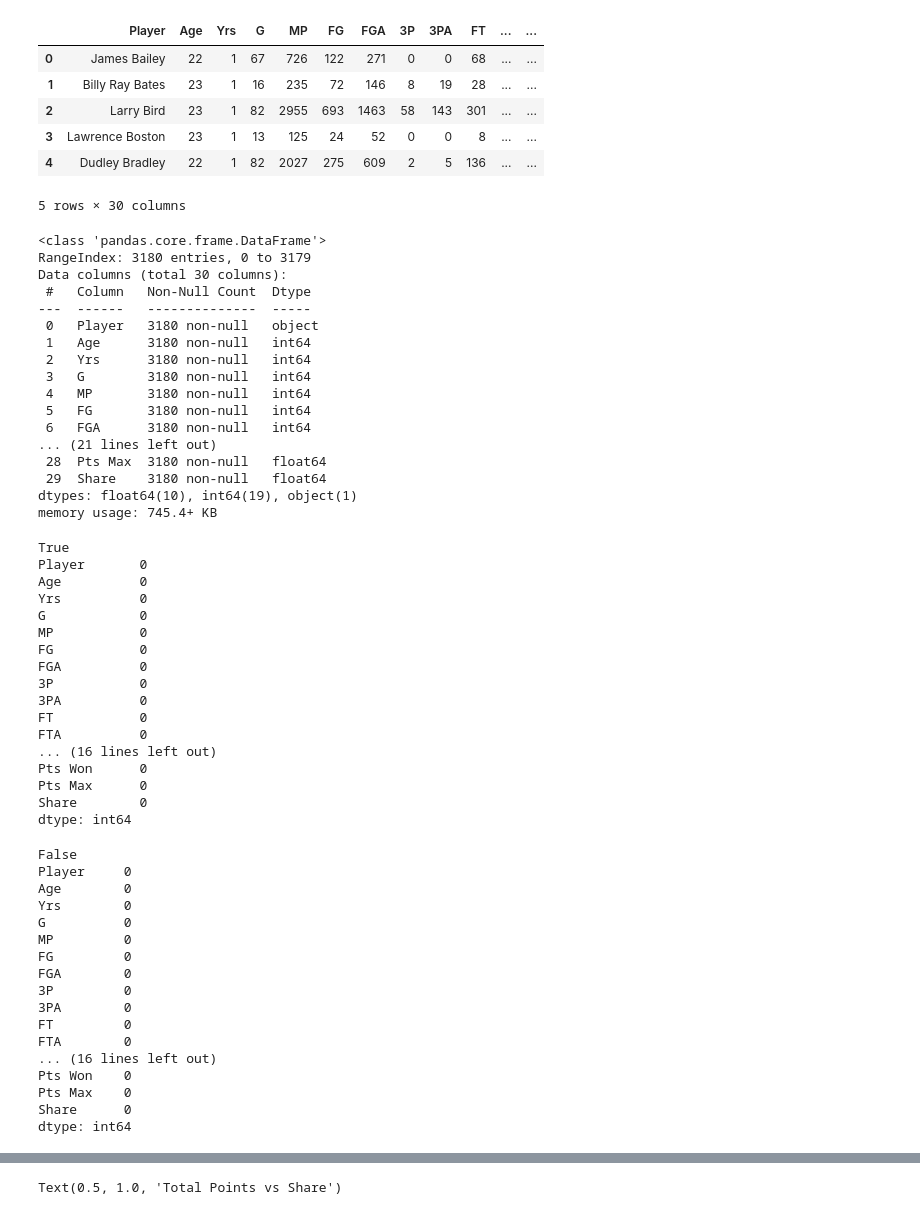
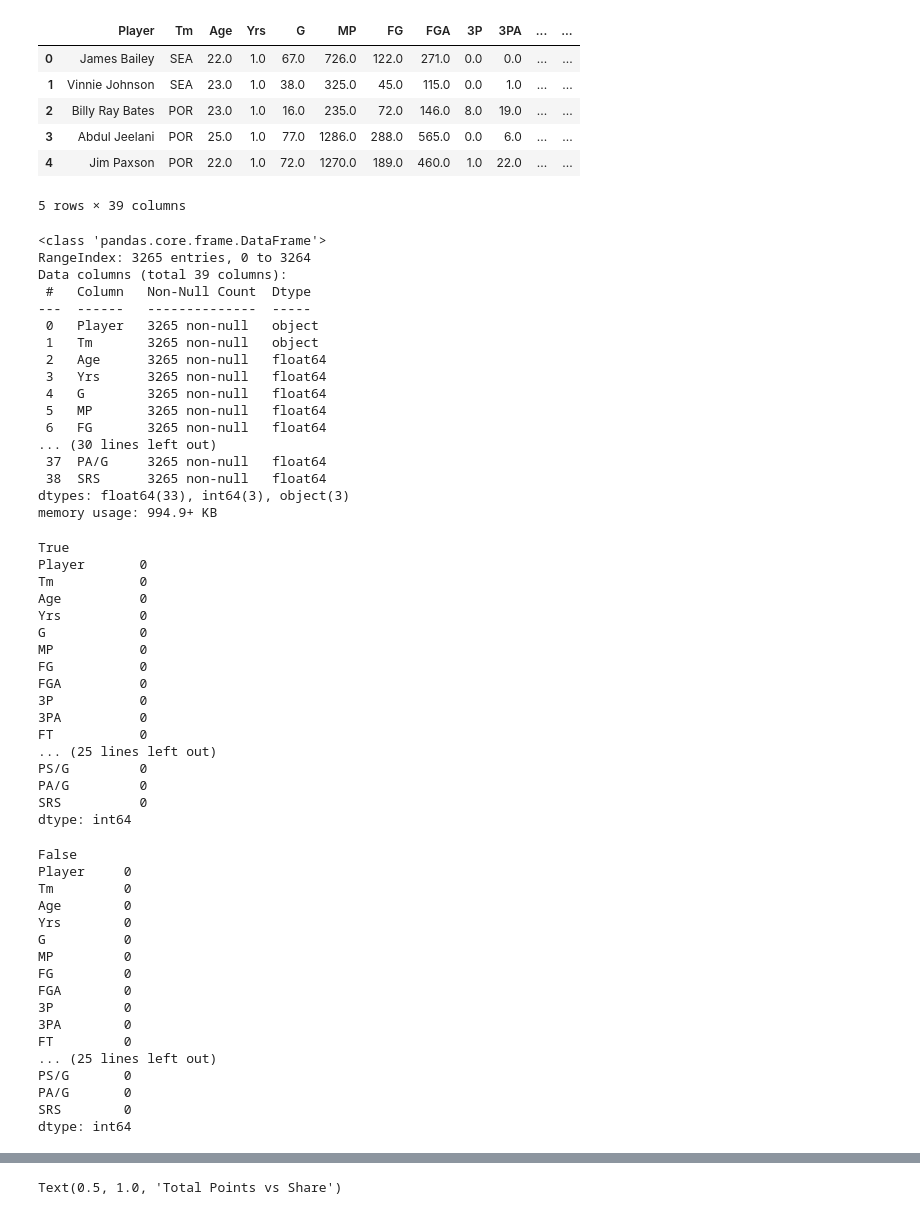
Before and after one commit to kelanwu17/predicting-roty, a Jupyter notebook: main.ipynb, the cells around one changed output, grey strips where cells are left out. Cells and saved outputs as stored; diff of their text form; code cells hidden in the pictures.

```diff
--- a/main.ipynb
+++ b/main.ipynb
@@ -4,43 +4,44 @@ import seaborn as sns
 import matplotlib.pyplot as plt
 import numpy as np
 # %%
-df = pd.read_csv('total_rookies.csv')
+df = pd.read_csv('total_rookies_stats.csv')
 df = df.drop(columns=['Unnamed: 0'])
 df.head()
 # %% [output]
-|  | Player | Age | Yrs | G | MP | FG | FGA | 3P | 3PA | FT | ... | ... |
-| 0 | James Bailey | 22 | 1 | 67 | 726 | 122 | 271 | 0 | 0 | 68 | ... | ... |
-| 1 | Billy Ray Bates | 23 | 1 | 16 | 235 | 72 | 146 | 8 | 19 | 28 | ... | ... |
-| 2 | Larry Bird | 23 | 1 | 82 | 2955 | 693 | 1463 | 58 | 143 | 301 | ... | ... |
-| 3 | Lawrence Boston | 23 | 1 | 13 | 125 | 24 | 52 | 0 | 0 | 8 | ... | ... |
-| 4 | Dudley Bradley | 22 | 1 | 82 | 2027 | 275 | 609 | 2 | 5 | 136 | ... | ... |
+|  | Player | Tm | Age | Yrs | G | MP | FG | FGA | 3P | 3PA | ... | ... |
+| 0 | James Bailey | SEA | 22.0 | 1.0 | 67.0 | 726.0 | 122.0 | 271.0 | 0.0 | 0.0 | ... | ... |
+| 1 | Vinnie Johnson | SEA | 23.0 | 1.0 | 38.0 | 325.0 | 45.0 | 115.0 | 0.0 | 1.0 | ... | ... |
+| 2 | Billy Ray Bates | POR | 23.0 | 1.0 | 16.0 | 235.0 | 72.0 | 146.0 | 8.0 | 19.0 | ... | ... |
+| 3 | Abdul Jeelani | POR | 25.0 | 1.0 | 77.0 | 1286.0 | 288.0 | 565.0 | 0.0 | 6.0 | ... | ... |
+| 4 | Jim Paxson | POR | 22.0 | 1.0 | 72.0 | 1270.0 | 189.0 | 460.0 | 1.0 | 22.0 | ... | ... |
-5 rows × 30 columns
+5 rows × 39 columns
 # %%
 df.info()
 # %% [output]
 <class 'pandas.core.frame.DataFrame'>
-RangeIndex: 3180 entries, 0 to 3179
-Data columns (total 30 columns):
+RangeIndex: 3265 entries, 0 to 3264
+Data columns (total 39 columns):
  #   Column   Non-Null Count  Dtype
 ---  ------   --------------  -----
- 0   Player   3180 non-null   object
- 1   Age      3180 non-null   int64
- 2   Yrs      3180 non-null   int64
- 3   G        3180 non-null   int64
- 4   MP       3180 non-null   int64
- 5   FG       3180 non-null   int64
- 6   FGA      3180 non-null   int64
-... (21 lines left out)
- 28  Pts Max  3180 non-null   float64
- 29  Share    3180 non-null   float64
-dtypes: float64(10), int64(19), object(1)
-memory usage: 745.4+ KB
+ 0   Player   3265 non-null   object
+ 1   Tm       3265 non-null   object
+ 2   Age      3265 non-null   float64
+ 3   Yrs      3265 non-null   float64
+ 4   G        3265 non-null   float64
+ 5   MP       3265 non-null   float64
+ 6   FG       3265 non-null   float64
+... (30 lines left out)
+ 37  PA/G     3265 non-null   float64
+ 38  SRS      3265 non-null   float64
+dtypes: float64(33), int64(3), object(3)
+memory usage: 994.9+ KB
 # %%
 print(df.isnull().values.any())
 print(df.isnull().sum())
 # %% [output]
 True
 Player       0
+Tm           0
 Age          0
 Yrs          0
 G            0
@@ -50,11 +51,10 @@ FGA          0
 3P           0
 3PA          0
 FT           0
-FTA          0
-... (16 lines left out)
-Pts Won      0
-Pts Max      0
-Share        0
+... (25 lines left out)
+PS/G         0
+PA/G         0
+SRS          0
 dtype: int64
 # %%
 df = df.fillna(0)
@@ -64,6 +64,7 @@ print(df.isnull().sum())
 # %% [output]
 False
 Player     0
+Tm         0
 Age        0
 Yrs        0
 G          0
@@ -73,11 +74,10 @@ FGA        0
 3P         0
 3PA        0
 FT         0
-FTA        0
-... (16 lines left out)
-Pts Won    0
-Pts Max    0
-Share      0
+... (25 lines left out)
+PS/G       0
+PA/G       0
+SRS        0
 dtype: int64
 # %%
 df.describe()
```
Also changed, not shown: parts of 12 cells of this notebook, 51 other files.
